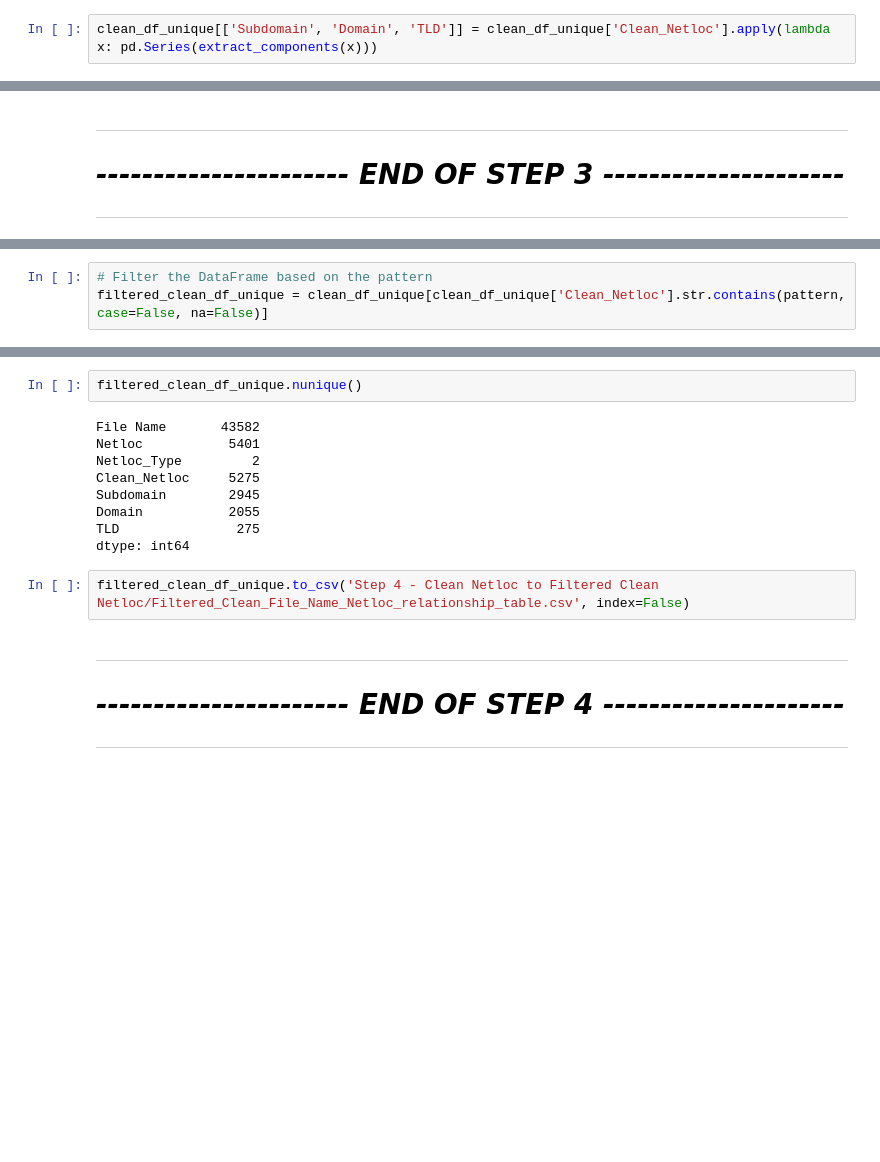
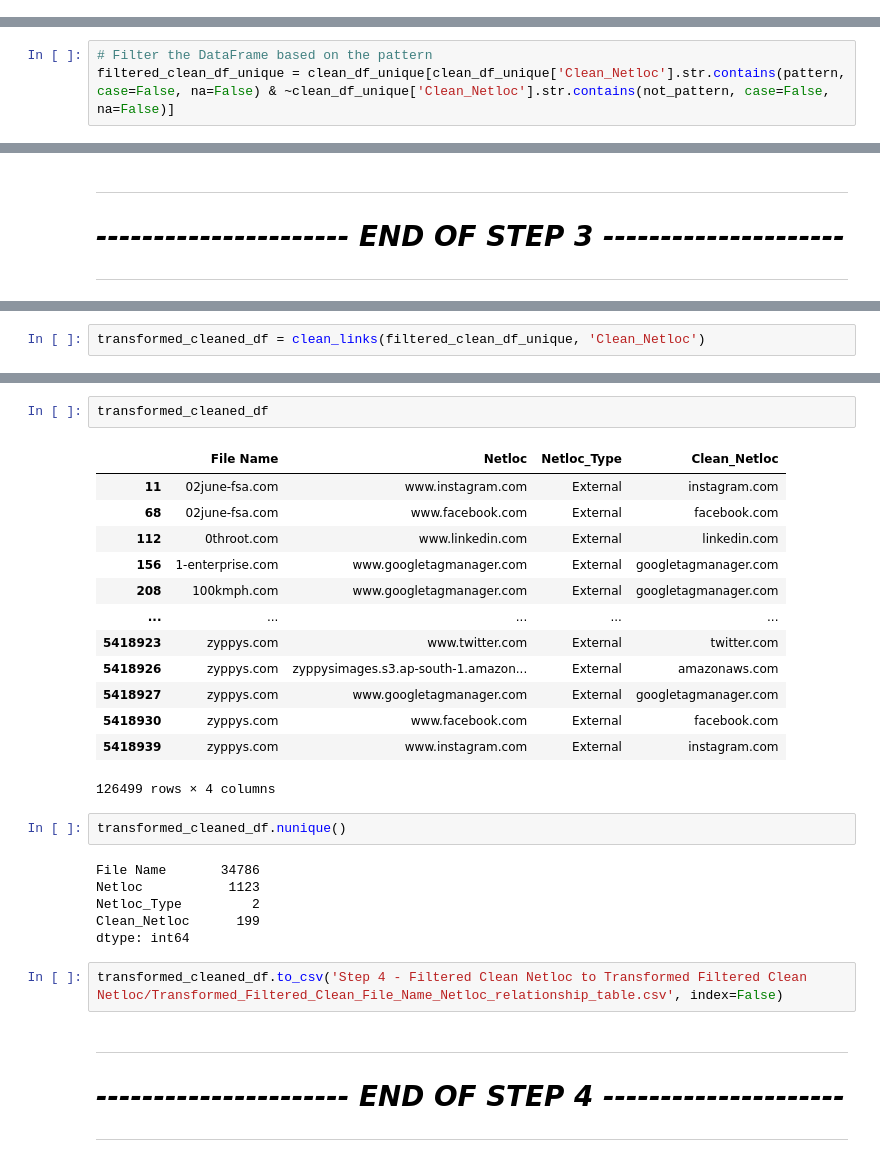
Before and after one commit to themohitbhatia/Company-Technography-Analysis, a Jupyter notebook: Technography_Data_Preprocessing.ipynb, the cells around one changed output, grey strips where cells are left out. Cells and saved outputs as stored; diff of their text form; blank space fills up the shorter version.

```diff
--- a/Technography_Data_Preprocessing.ipynb
+++ b/Technography_Data_Preprocessing.ipynb
@@ -340,2 +220,0 @@ def extract_components(netloc):
-# %%
-clean_df_unique[['Subdomain', 'Domain', 'TLD']] = clean_df_unique['Clean_Netloc'].apply(lambda x: pd.Series(extract_components(x)))
@@ -342 +261,4 @@ clean_df_unique[['Subdomain', 'Domain', 'TLD']] = clean_df_unique['Clean_Netloc'
+# %%
+# Filter the DataFrame based on the pattern
+filtered_clean_df_unique = clean_df_unique[clean_df_unique['Clean_Netloc'].str.contains(pattern, case=False, na=False) & ~clean_df_unique['Clean_Netloc'].str.contains(not_pattern, case=False, na=False)]
 # %%
@@ -427,3 +281,0 @@ pattern = '|'.join(keywords)
-# %%
-# Filter the DataFrame based on the pattern
-filtered_clean_df_unique = clean_df_unique[clean_df_unique['Clean_Netloc'].str.contains(pattern, case=False, na=False)]
@@ -429,0 +355,2 @@ filtered_clean_df_unique = clean_df_unique[clean_df_unique['Clean_Netloc'].str.c
+# %%
+transformed_cleaned_df = clean_links(filtered_clean_df_unique, 'Clean_Netloc')
@@ -430,16 +368,29 @@ filtered_clean_df_unique = clean_df_unique[clean_df_unique['Clean_Netloc'].str.c
+# %%
+transformed_cleaned_df
+# %% [output]
+|  | File Name | Netloc | Netloc_Type | Clean_Netloc |
+| 11 | 02june-fsa.com | www.instagram.com | External | instagram.com |
+| 68 | 02june-fsa.com | www.facebook.com | External | facebook.com |
+| 112 | 0throot.com | www.linkedin.com | External | linkedin.com |
+| 156 | 1-enterprise.com | www.googletagmanager.com | External | googletagmanager.com |
+| 208 | 100kmph.com | www.googletagmanager.com | External | googletagmanager.com |
+| ... | ... | ... | ... | ... |
+| 5418923 | zyppys.com | www.twitter.com | External | twitter.com |
+| 5418926 | zyppys.com | zyppysimages.s3.ap-south-1.amazon... | External | amazonaws.com |
+| 5418927 | zyppys.com | www.googletagmanager.com | External | googletagmanager.com |
+| 5418930 | zyppys.com | www.facebook.com | External | facebook.com |
+| 5418939 | zyppys.com | www.instagram.com | External | instagram.com |
+126499 rows × 4 columns
 # %%
-filtered_clean_df_unique.nunique()
+transformed_cleaned_df.nunique()
 # %% [output]
-File Name       43582
-Netloc           5401
+File Name       34786
+Netloc           1123
 Netloc_Type         2
-Clean_Netloc     5275
-Subdomain        2945
-Domain           2055
-TLD               275
+Clean_Netloc      199
 dtype: int64
 # %%
-filtered_clean_df_unique.to_csv('Step 4 - Clean Netloc to Filtered Clean Netloc/Filtered_Clean_File_Name_Netloc_relationship_table.csv', index=False)
+transformed_cleaned_df.to_csv('Step 4 - Filtered Clean Netloc to Transformed Filtered Clean Netloc/Transformed_Filtered_Clean_File_Name_Netloc_relationship_table.csv', index=False)
 # %% [markdown]
 ***
 # ***---------------------- END OF STEP 4 ---------------------***
```
Also changed, not shown: parts of 55 cells of this notebook.
